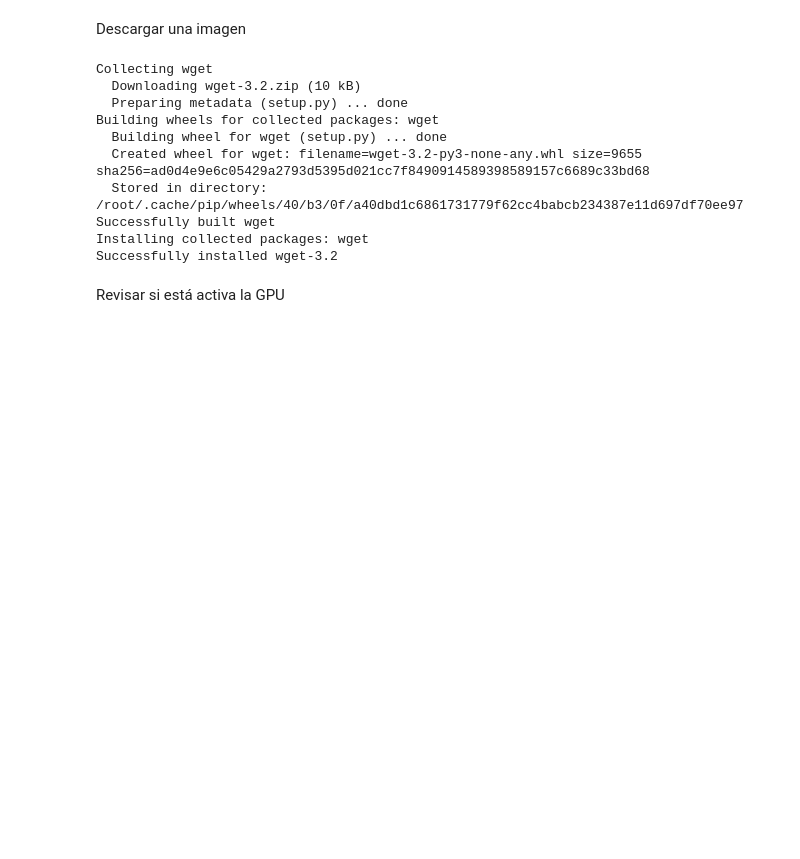
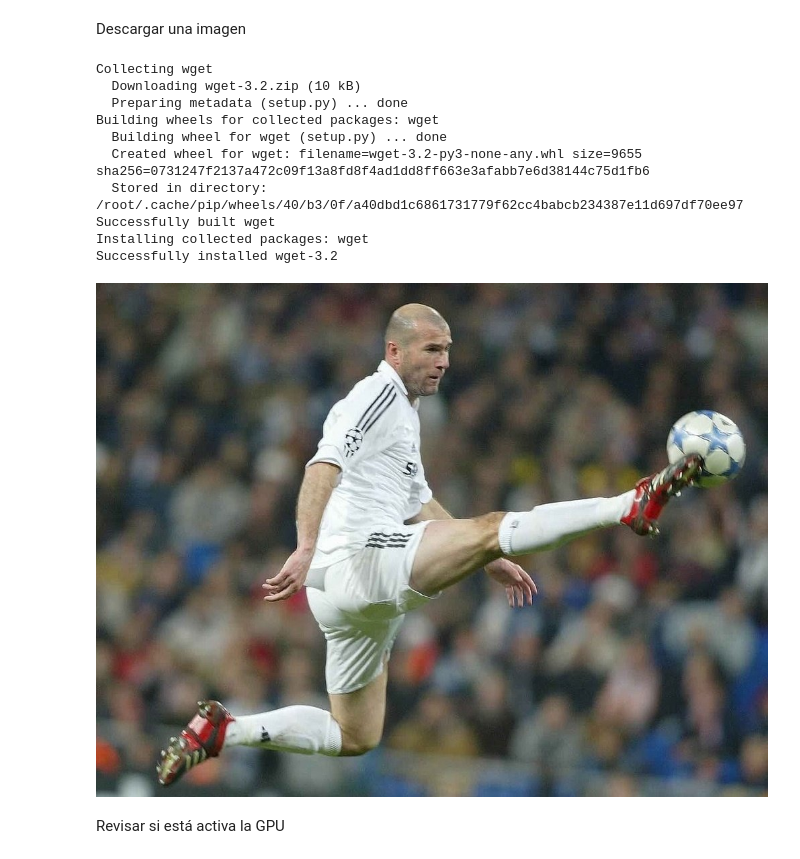
Before and after one commit to JorgeZam/LLM-installers, a Jupyter notebook: LLMs_Ollama.ipynb, the cells around one changed output. Cells and saved outputs as stored; diff of their text form; code cells hidden in the pictures; blank space fills up the shorter version.

```diff
--- a/LLMs_Ollama.ipynb
+++ b/LLMs_Ollama.ipynb
@@ -78,19 +86,24 @@ Descargar una imagen
 # %%
 !pip install wget
 import wget
 url = "https://cdn.resfu.com/media/img_news/zinedine-zidane--en-un-partido-de-champions-league-con-el-real-madrid.jpg?size=1000x&lossy=1"
 img = wget.download(url)
+
+# Show the image
+from IPython.display import Image
+Image(filename=img)
 # %% [output]
 Collecting wget
   Downloading wget-3.2.zip (10 kB)
   Preparing metadata (setup.py) ... done
 Building wheels for collected packages: wget
   Building wheel for wget (setup.py) ... done
-  Created wheel for wget: filename=wget-3.2-py3-none-any.whl size=9655 sha256=ad0d4e9e6c05429a2793d5395d021cc7f8490914589398589157c6689c33bd68
+  Created wheel for wget: filename=wget-3.2-py3-none-any.whl size=9655 sha256=0731247f2137a472c09f13a8fd8f4ad1dd8ff663e3afabb7e6d38144c75d1fb6
   Stored in directory: /root/.cache/pip/wheels/40/b3/0f/a40dbd1c6861731779f62cc4babcb234387e11d697df70ee97
 Successfully built wget
 Installing collected packages: wget
 Successfully installed wget-3.2
+[figure, added]
 # %% [markdown]
 Revisar si está activa la GPU
 # %%
```
Also changed, not shown: parts of 3 cells of this notebook.
